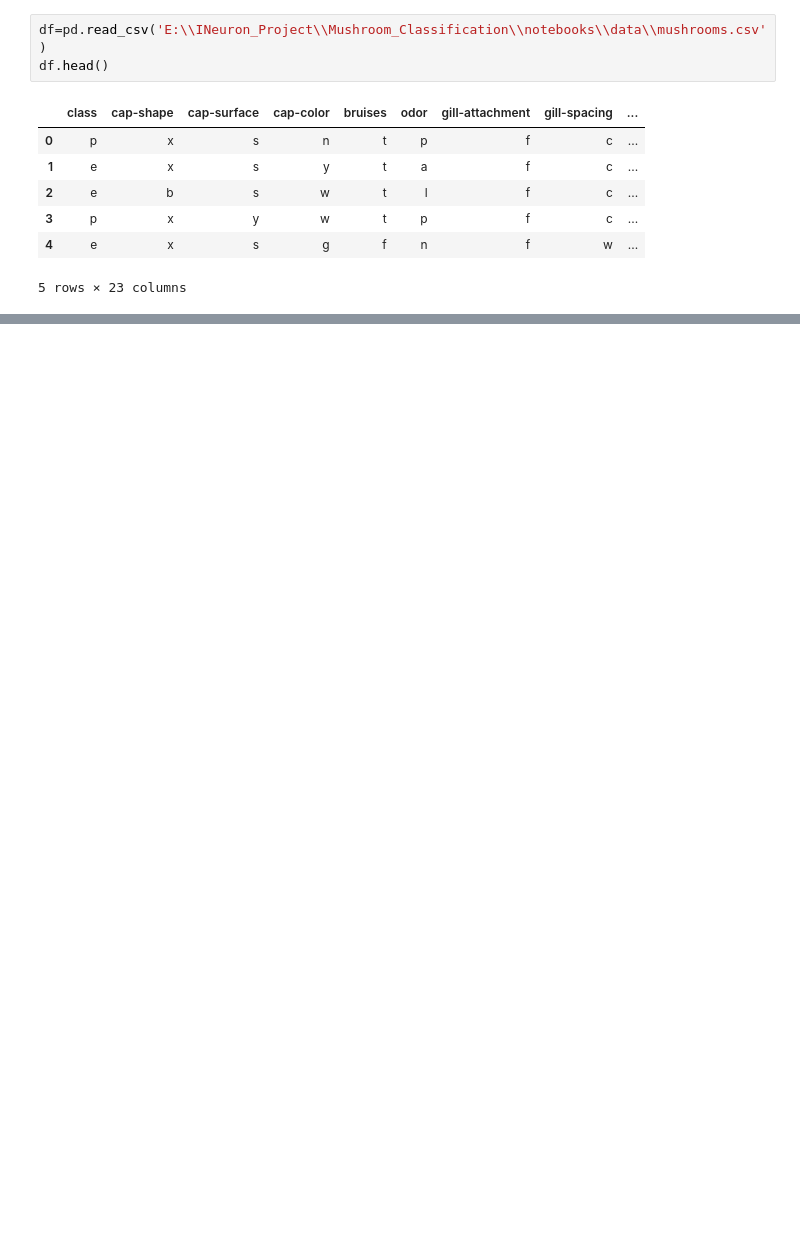
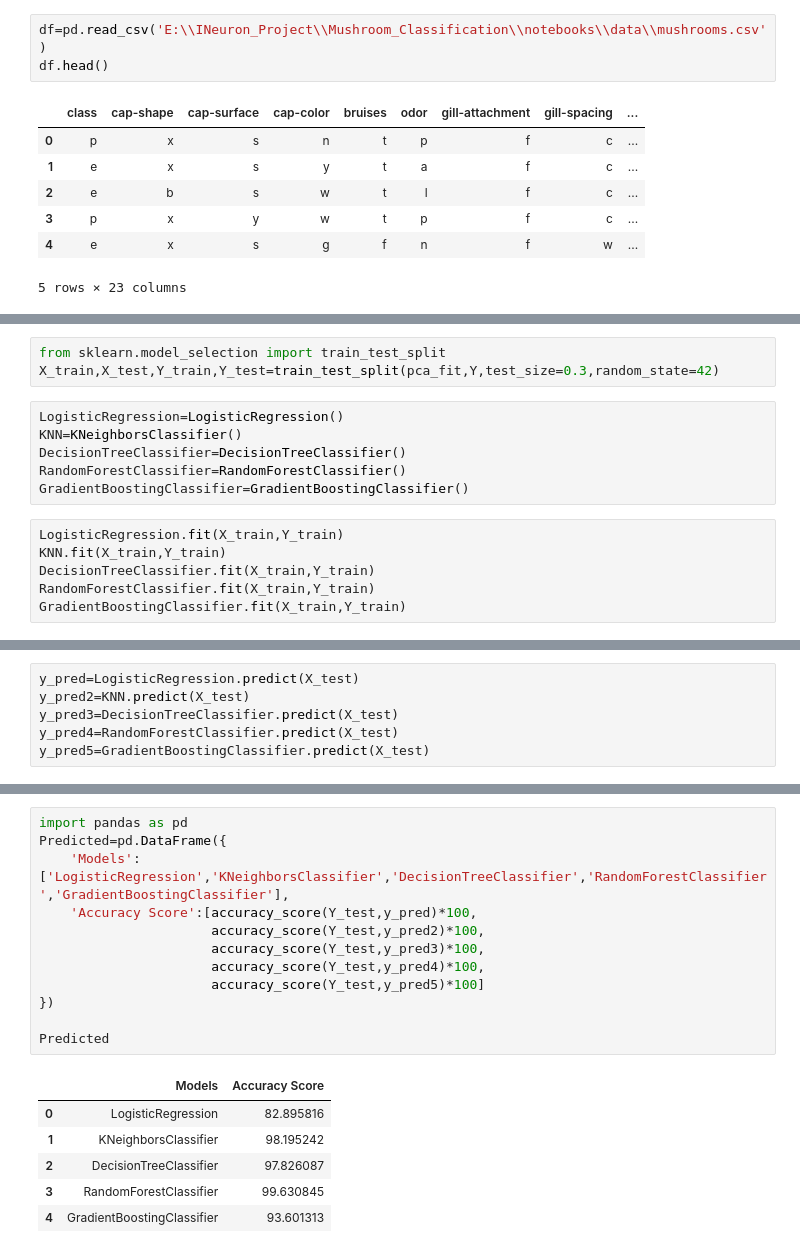
Before and after one commit to bikunnayak1997/Mushroom_Classification, a Jupyter notebook: notebooks/Model Training.ipynb, the cells around one changed output, grey strips where cells are left out. Cells and saved outputs as stored; diff of their text form; blank space fills up the shorter version.

```diff
--- a/notebooks/Model Training.ipynb
+++ b/notebooks/Model Training.ipynb
@@ -29,0 +115,15 @@ X.head()
+# %%
+from sklearn.model_selection import train_test_split
+X_train,X_test,Y_train,Y_test=train_test_split(pca_fit,Y,test_size=0.3,random_state=42)
+# %%
+LogisticRegression=LogisticRegression()
+KNN=KNeighborsClassifier()
+DecisionTreeClassifier=DecisionTreeClassifier()
+RandomForestClassifier=RandomForestClassifier()
+GradientBoostingClassifier=GradientBoostingClassifier()
+# %%
+LogisticRegression.fit(X_train,Y_train)
+KNN.fit(X_train,Y_train)
+DecisionTreeClassifier.fit(X_train,Y_train)
+RandomForestClassifier.fit(X_train,Y_train)
+GradientBoostingClassifier.fit(X_train,Y_train)
@@ -29,0 +132,6 @@ X.head()
+# %%
+y_pred=LogisticRegression.predict(X_test)
+y_pred2=KNN.predict(X_test)
+y_pred3=DecisionTreeClassifier.predict(X_test)
+y_pred4=RandomForestClassifier.predict(X_test)
+y_pred5=GradientBoostingClassifier.predict(X_test)
@@ -29,0 +151,19 @@ X.head()
+# %%
+import pandas as pd
+Predicted=pd.DataFrame({
+    'Models':['LogisticRegression','KNeighborsClassifier','DecisionTreeClassifier','RandomForestClassifier','GradientBoostingClassifier'],
+    'Accuracy Score':[accuracy_score(Y_test,y_pred)*100,
+                      accuracy_score(Y_test,y_pred2)*100,
+                      accuracy_score(Y_test,y_pred3)*100,
+                      accuracy_score(Y_test,y_pred4)*100,
+                      accuracy_score(Y_test,y_pred5)*100]
+})
+
+Predicted
+# %% [output]
+|  | Models | Accuracy Score |
+| 0 | LogisticRegression | 82.895816 |
+| 1 | KNeighborsClassifier | 98.195242 |
+| 2 | DecisionTreeClassifier | 97.826087 |
+| 3 | RandomForestClassifier | 99.630845 |
+| 4 | GradientBoostingClassifier | 93.601313 |
```
Also changed, not shown: parts of 13 cells of this notebook, 8 other files.
